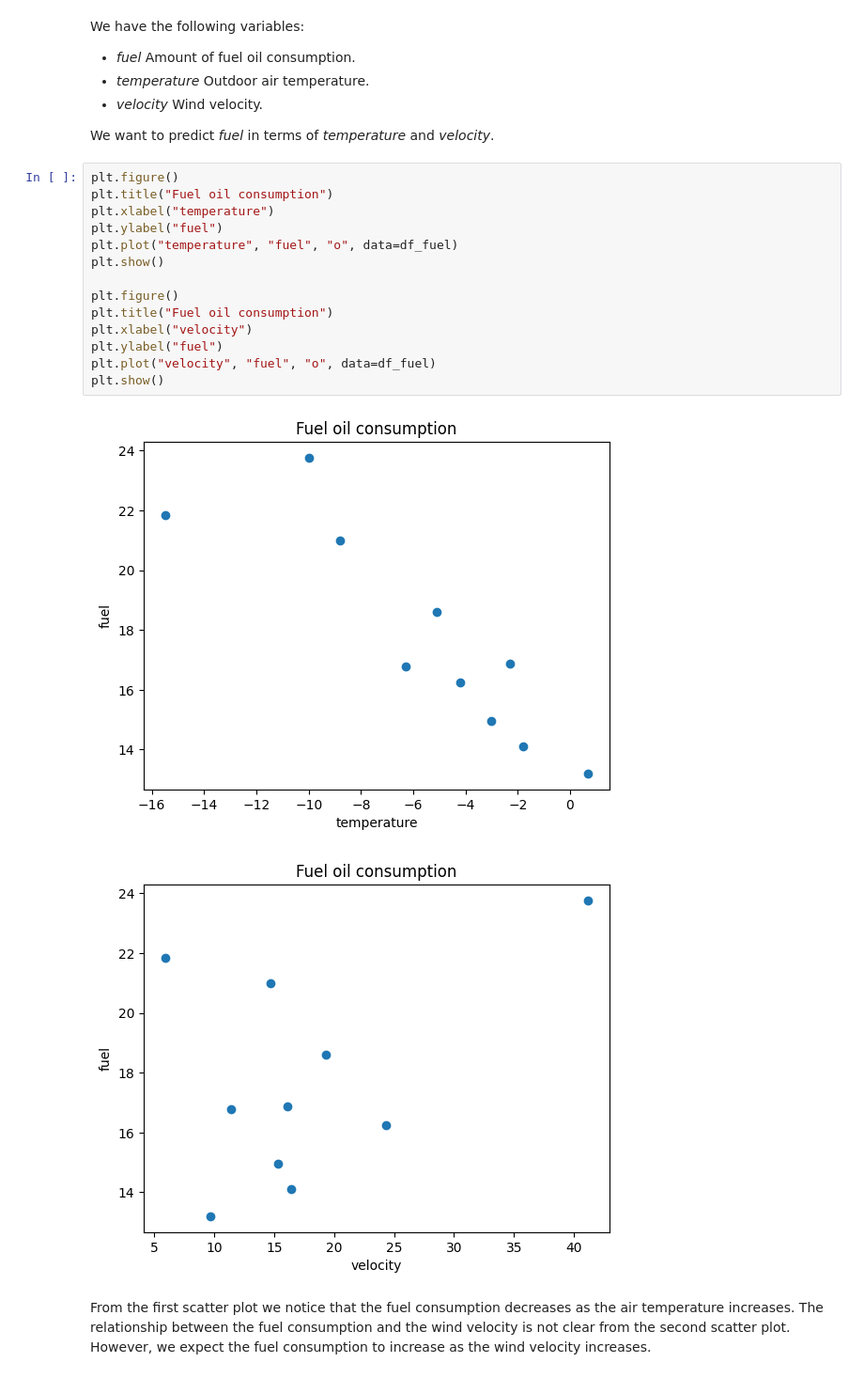
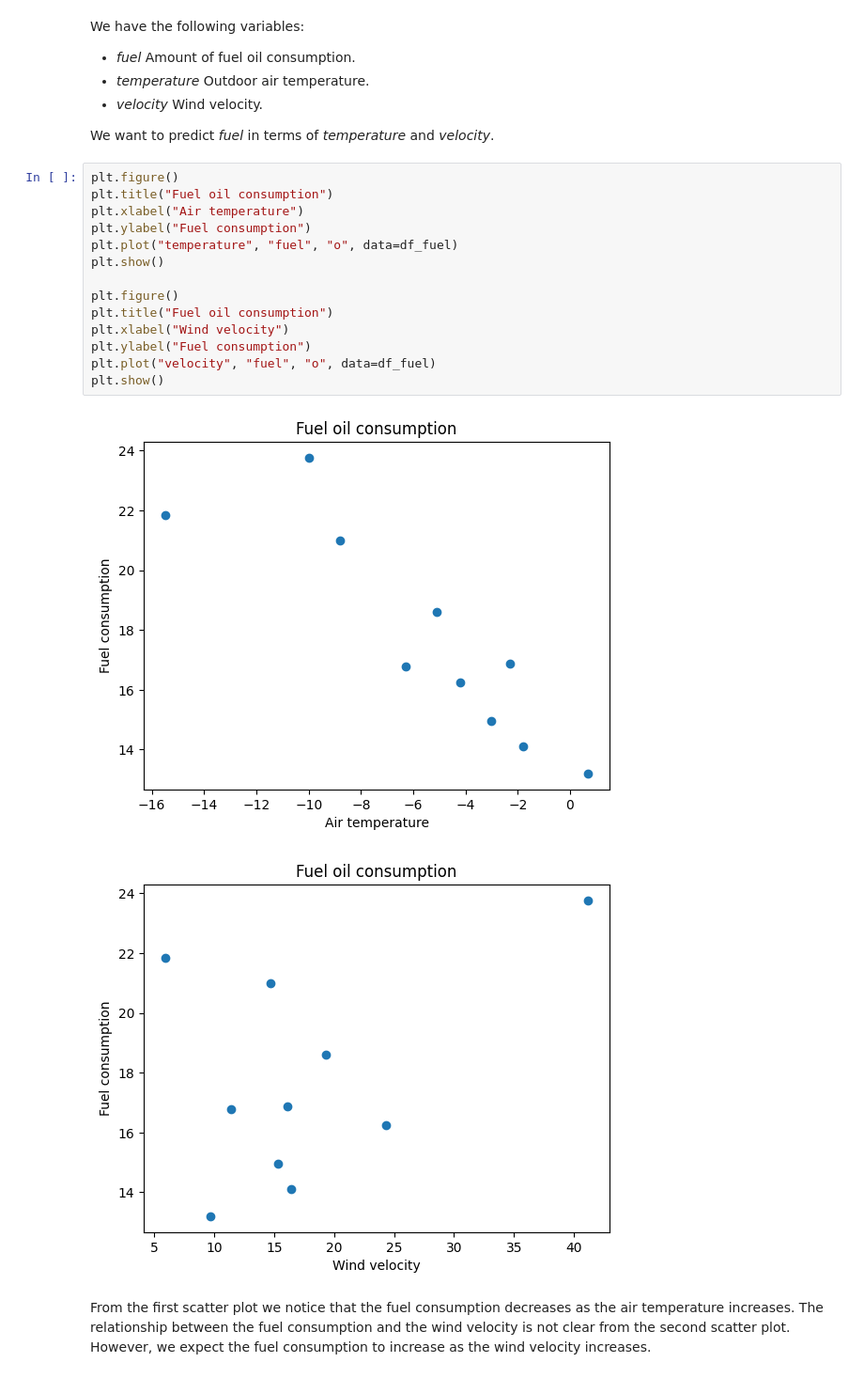
Before and after one commit to vdae2304/ML-DL, a Jupyter notebook: Regression/Linear regression.ipynb, the cells around one changed output. Shown at 94% size. Cells and saved outputs as stored; diff of their text form.

Commit message:
Add labels to plots

```diff
--- a/Regression/Linear regression.ipynb
+++ b/Regression/Linear regression.ipynb
@@ -212,20 +212,20 @@ We want to predict *fuel* in terms of *temperature* and *velocity*.
 # %%
 plt.figure()
 plt.title("Fuel oil consumption")
-plt.xlabel("temperature")
-plt.ylabel("fuel")
+plt.xlabel("Air temperature")
+plt.ylabel("Fuel consumption")
 plt.plot("temperature", "fuel", "o", data=df_fuel)
 plt.show()
 
 plt.figure()
 plt.title("Fuel oil consumption")
-plt.xlabel("velocity")
-plt.ylabel("fuel")
+plt.xlabel("Wind velocity")
+plt.ylabel("Fuel consumption")
 plt.plot("velocity", "fuel", "o", data=df_fuel)
 plt.show()
 # %% [output]
-[figure, old version]
+[figure, new version]
-[figure, old version]
+[figure, new version]
 # %% [markdown]
 From the first scatter plot we notice that the fuel consumption decreases as the air temperature increases. The relationship between the fuel consumption and the wind velocity is not clear from the second scatter plot. However, we expect the fuel consumption to increase as the wind velocity increases.
 # %%
```
Also changed, not shown: parts of 6 cells of this notebook.
